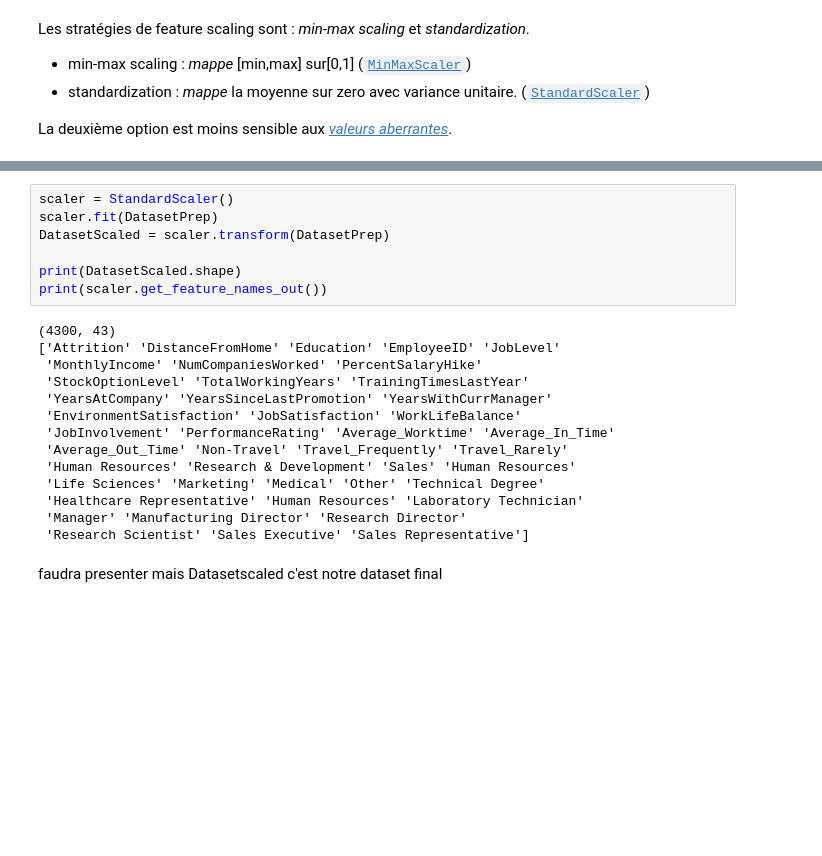
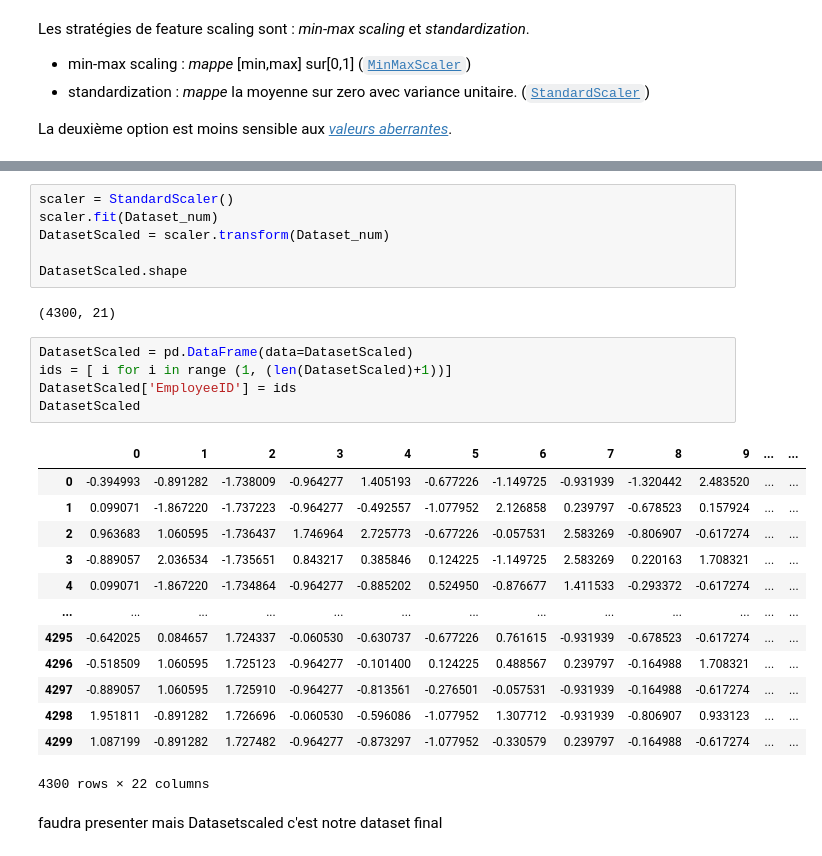
Before and after one commit to OscarPALISSOT/ML_Classifier_CESI_A4, a Jupyter notebook: notebook/Import_data.ipynb, the cells around one changed output, grey strips where cells are left out. Drawn from its saved outputs; the diff is of its cells as text; blank space fills up the shorter version.

```diff
--- a/notebook/Import_data.ipynb
+++ b/notebook/Import_data.ipynb
@@ -498,23 +496,29 @@ DatasetPrep.head(3)
 # %%
 scaler = StandardScaler()
-scaler.fit(DatasetPrep)
-DatasetScaled = scaler.transform(DatasetPrep)
+scaler.fit(Dataset_num)
+DatasetScaled = scaler.transform(Dataset_num)
 
-print(DatasetScaled.shape)
-print(scaler.get_feature_names_out())
+DatasetScaled.shape
 # %% [output]
-(4300, 43)
-['Attrition' 'DistanceFromHome' 'Education' 'EmployeeID' 'JobLevel'
- 'MonthlyIncome' 'NumCompaniesWorked' 'PercentSalaryHike'
- 'StockOptionLevel' 'TotalWorkingYears' 'TrainingTimesLastYear'
- 'YearsAtCompany' 'YearsSinceLastPromotion' 'YearsWithCurrManager'
- 'EnvironmentSatisfaction' 'JobSatisfaction' 'WorkLifeBalance'
- 'JobInvolvement' 'PerformanceRating' 'Average_Worktime' 'Average_In_Time'
- 'Average_Out_Time' 'Non-Travel' 'Travel_Frequently' 'Travel_Rarely'
- 'Human Resources' 'Research & Development' 'Sales' 'Human Resources'
- 'Life Sciences' 'Marketing' 'Medical' 'Other' 'Technical Degree'
- 'Healthcare Representative' 'Human Resources' 'Laboratory Technician'
- 'Manager' 'Manufacturing Director' 'Research Director'
- 'Research Scientist' 'Sales Executive' 'Sales Representative']
+(4300, 21)
+# %%
+DatasetScaled = pd.DataFrame(data=DatasetScaled)
+ids = [ i for i in range (1, (len(DatasetScaled)+1))]
+DatasetScaled['EmployeeID'] = ids
+DatasetScaled
+# %% [output]
+|  | 0 | 1 | 2 | 3 | 4 | 5 | 6 | 7 | 8 | 9 | ... | ... |
+| 0 | -0.394993 | -0.891282 | -1.738009 | -0.964277 | 1.405193 | -0.677226 | -1.149725 | -0.931939 | -1.320442 | 2.483520 | ... | ... |
+| 1 | 0.099071 | -1.867220 | -1.737223 | -0.964277 | -0.492557 | -1.077952 | 2.126858 | 0.239797 | -0.678523 | 0.157924 | ... | ... |
+| 2 | 0.963683 | 1.060595 | -1.736437 | 1.746964 | 2.725773 | -0.677226 | -0.057531 | 2.583269 | -0.806907 | -0.617274 | ... | ... |
+| 3 | -0.889057 | 2.036534 | -1.735651 | 0.843217 | 0.385846 | 0.124225 | -1.149725 | 2.583269 | 0.220163 | 1.708321 | ... | ... |
+| 4 | 0.099071 | -1.867220 | -1.734864 | -0.964277 | -0.885202 | 0.524950 | -0.876677 | 1.411533 | -0.293372 | -0.617274 | ... | ... |
+| ... | ... | ... | ... | ... | ... | ... | ... | ... | ... | ... | ... | ... |
+| 4295 | -0.642025 | 0.084657 | 1.724337 | -0.060530 | -0.630737 | -0.677226 | 0.761615 | -0.931939 | -0.678523 | -0.617274 | ... | ... |
+| 4296 | -0.518509 | 1.060595 | 1.725123 | -0.964277 | -0.101400 | 0.124225 | 0.488567 | 0.239797 | -0.164988 | 1.708321 | ... | ... |
+| 4297 | -0.889057 | 1.060595 | 1.725910 | -0.964277 | -0.813561 | -0.276501 | -0.057531 | -0.931939 | -0.164988 | -0.617274 | ... | ... |
+| 4298 | 1.951811 | -0.891282 | 1.726696 | -0.060530 | -0.596086 | -1.077952 | 1.307712 | -0.931939 | -0.806907 | 0.933123 | ... | ... |
+| 4299 | 1.087199 | -0.891282 | 1.727482 | -0.964277 | -0.873297 | -1.077952 | -0.330579 | 0.239797 | -0.164988 | -0.617274 | ... | ... |
+4300 rows × 22 columns
 # %% [markdown]
 faudra presenter mais Datasetscaled c'est notre dataset final
```
Also changed, not shown: parts of 4 cells of this notebook.
